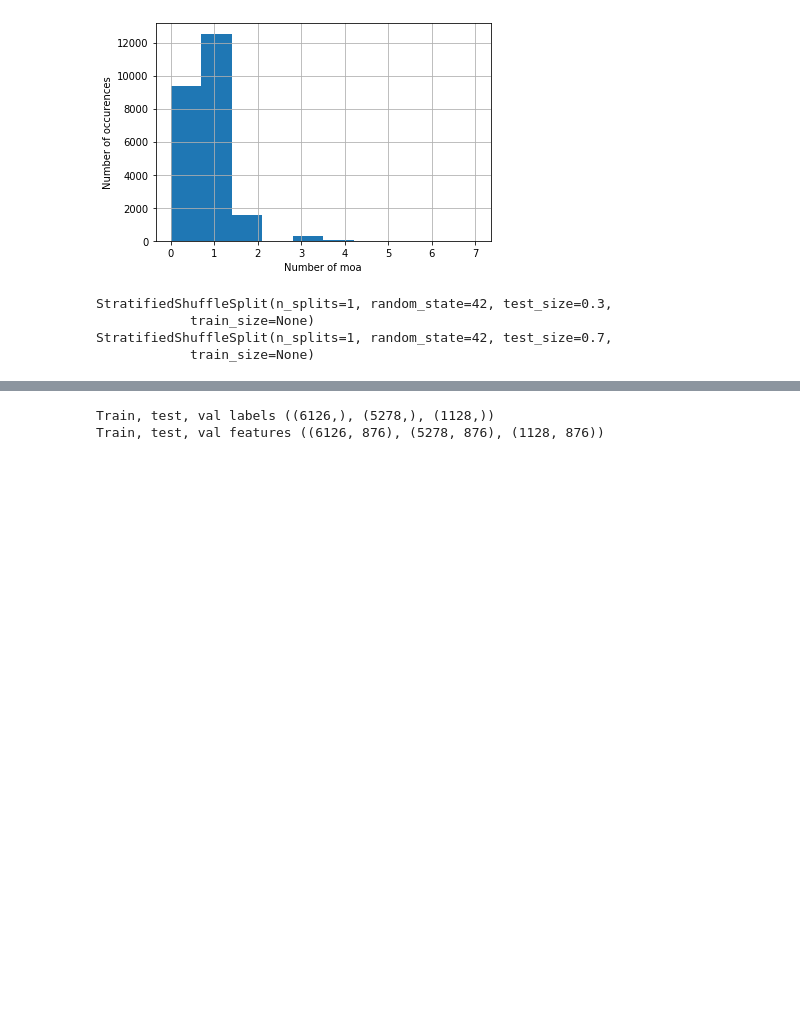
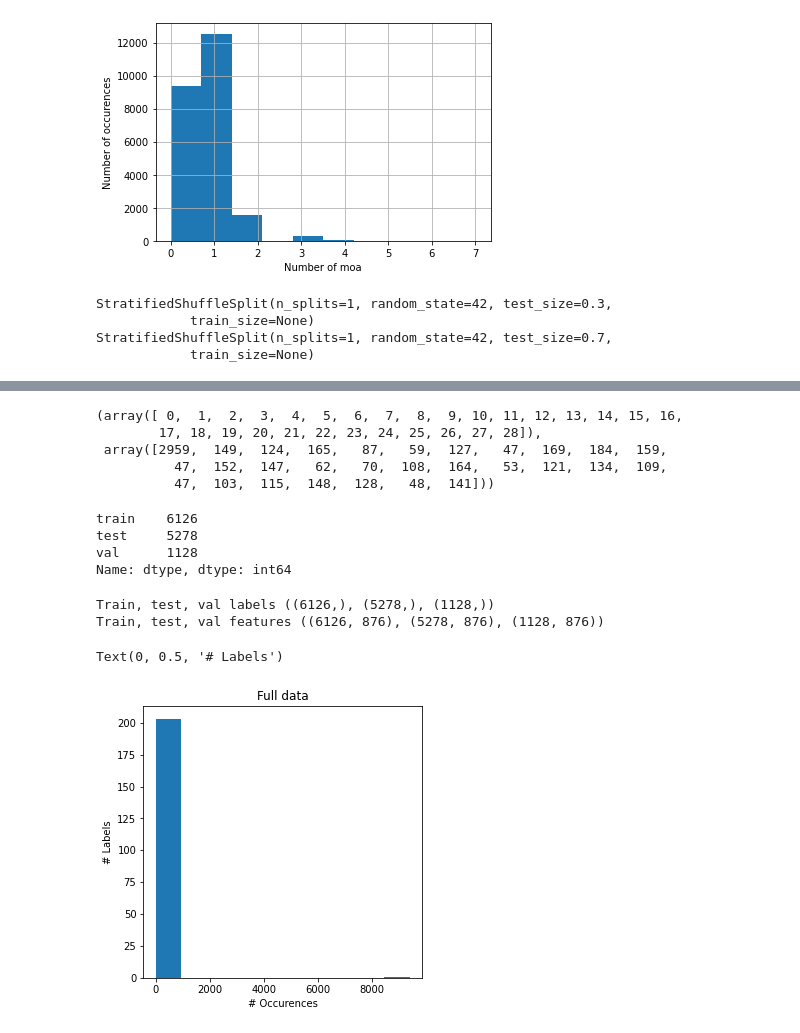
Before and after one commit to maestapereira/2021f_genomics_project, a Jupyter notebook: main.ipynb, the cells around one changed output, grey strips where cells are left out. Saved outputs shown, nothing was run; the diff lists cells and outputs as text; code cells hidden in the pictures; blank space fills up the shorter version.

```diff
--- a/main.ipynb
+++ b/main.ipynb
@@ -39,3 +208,20 @@ StratifiedShuffleSplit(n_splits=1, random_state=42, test_size=0.7,
+# %%
+# check how many labels we have, and their counts
+np.unique(train_labels, return_counts=True)
+# %% [output]
+(array([ 0,  1,  2,  3,  4,  5,  6,  7,  8,  9, 10, 11, 12, 13, 14, 15, 16,
+        17, 18, 19, 20, 21, 22, 23, 24, 25, 26, 27, 28]),
+ array([2959,  149,  124,  165,   87,   59,  127,   47,  169,  184,  159,
+          47,  152,  147,   62,   70,  108,  164,   53,  121,  134,  109,
+          47,  103,  115,  148,  128,   48,  141]))
+# %%
+# showing that the split worked
+df_lab['dtype'].value_counts()
+# %% [output]
+train    6126
+test     5278
+val      1128
+Name: dtype, dtype: int64
 # %%
 # dimensions of test/train/val data
 print(f'Train, test, val labels {(train_labels.shape, test_labels.shape, val_labels.shape)}')
@@ -43,3 +229,16 @@ print(f'Train, test, val features {(train_features.shape, test_features.shape, v
 # %% [output]
 Train, test, val labels ((6126,), (5278,), (1128,))
 Train, test, val features ((6126, 876), (5278, 876), (1128, 876))
+# %%
+# get ordinal labels
+ordinal_labels = get_labels_ordinal(df_lab)
+ordinal_labels_full = get_labels_ordinal(df_labels)
+# %%
+fig, ax1 = plt.subplots(figsize=(5, 5), sharex=True)
+ax1.hist(np.unique(ordinal_labels_full, return_counts=True)[1], bins=10)
+ax1.set_title('Full data')
+ax1.set_xlabel('# Occurences')
+ax1.set_ylabel('# Labels')
+# %% [output]
+Text(0, 0.5, '# Labels')
+[figure, added]
```
Also changed, not shown: parts of 106 cells of this notebook, 13 other files.
